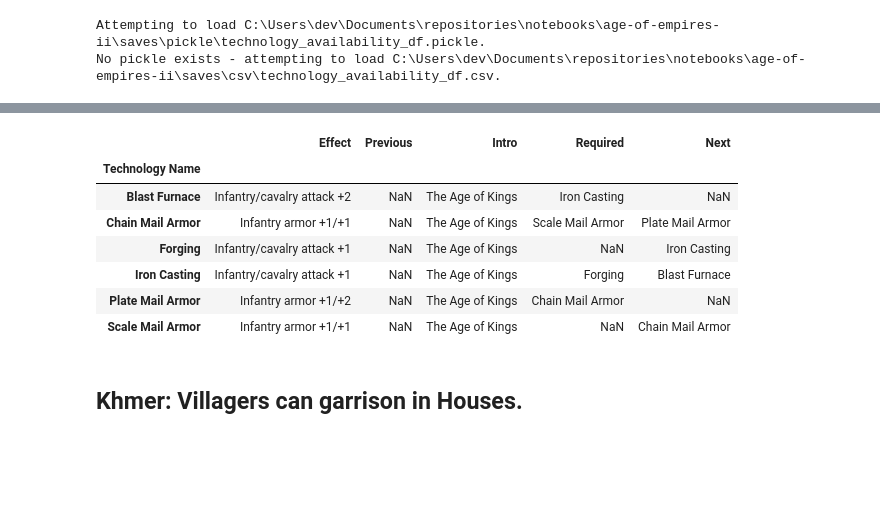
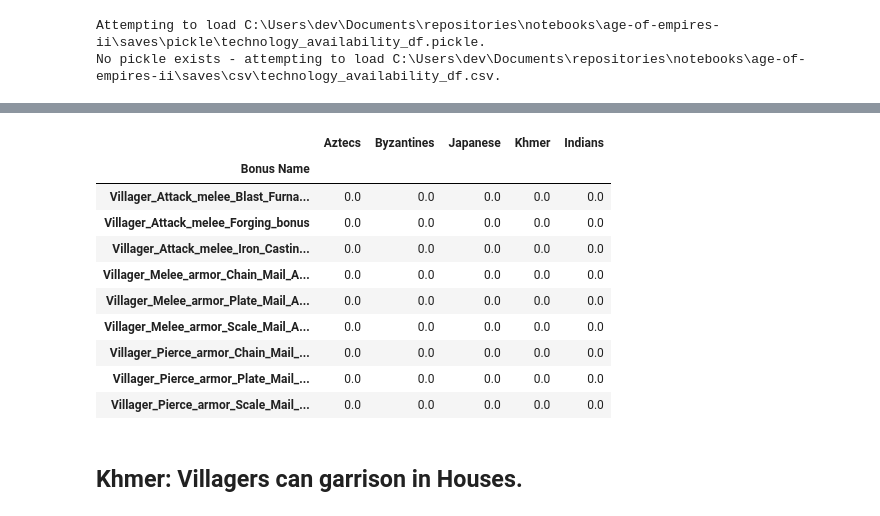
Before and after one commit to dbabbitt/notebooks, a Jupyter notebook: age-of-empires-ii/ipynb/Create AoE2 Civ Bonuses Dataset, Part 3.ipynb, the cells around one changed output, grey strips where cells are left out. Drawn from its saved outputs; the diff is of its cells as text; code cells hidden in the pictures; blank space fills up the shorter version.

```diff
--- a/age-of-empires-ii/ipynb/Create AoE2 Civ Bonuses Dataset, Part 3.ipynb
+++ b/age-of-empires-ii/ipynb/Create AoE2 Civ Bonuses Dataset, Part 3.ipynb
@@ -1200,0 +1168,19 @@ No pickle exists - attempting to load C:\Users\dev\Documents\repositories\notebo
+# %%
+
+# Incas: Villagers benefit from Blacksmith infantry upgrades.
+attack_regex = re.compile(r'Infantry(/cavalry)? (attack|armor) \+(\d+)(/\+(\d+))?')
+Attack_melee_dict = {}
+Melee_armor_dict = {}
+Pierce_armor_dict = {}
+for tech_name, row_series in technology_availability_df[match_series].iterrows():
+    effect_str = row_series['Effect']
+    match_obj = attack_regex.fullmatch(effect_str)
+    if match_obj:
+        res_name = match_obj.group(2)
+        melee_bonus = int(match_obj.group(3))
+        if res_name == 'attack':
+            Attack_melee_dict[tech_name] = melee_bonus
+        elif res_name == 'armor':
+            Melee_armor_dict[tech_name] = melee_bonus
+            pierce_bonus = int(match_obj.group(5))
+            Pierce_armor_dict[tech_name] = pierce_bonus
@@ -1201,2 +1205,7 @@ No pickle exists - attempting to load C:\Users\dev\Documents\repositories\notebo
+# %%
+
+# Incas: Villagers benefit from Blacksmith infantry upgrades.
+dict_dict = {'Attack_melee': Attack_melee_dict, 'Melee_armor': Melee_armor_dict,
+             'Pierce_armor': Pierce_armor_dict}
 # %%
 
@@ -1226,17 +1234,29 @@ unit_availability_df[match_series][attack_list].T
-# %%
-
-# Incas: Villagers benefit from Blacksmith infantry upgrades.
-match_series = (unit_availability_df['Incas'] == 1)
-match_series = match_series & (unit_availability_df['Researched_in_Blacksmith'] == 1)
-match_series = match_series & (unit_availability_df['Technology_Type'] == 'Infantry')
-columns_list = ['Effect', 'Previous', 'Intro', 'Required', 'Next']
-unit_availability_df[match_series][columns_list]
-# %% [output]
-|  | Effect | Previous | Intro | Required | Next |
-| Technology Name |  |  |  |  |  |
-| Blast Furnace | Infantry/cavalry attack +2 | NaN | The Age of Kings | Iron Casting | NaN |
-| Chain Mail Armor | Infantry armor +1/+1 | NaN | The Age of Kings | Scale Mail Armor | Plate Mail Armor |
-| Forging | Infantry/cavalry attack +1 | NaN | The Age of Kings | NaN | Iron Casting |
-| Iron Casting | Infantry/cavalry attack +1 | NaN | The Age of Kings | Forging | Blast Furnace |
-| Plate Mail Armor | Infantry armor +1/+2 | NaN | The Age of Kings | Chain Mail Armor | NaN |
-| Scale Mail Armor | Infantry armor +1/+1 | NaN | The Age of Kings | NaN | Chain Mail Armor |
+# %%
+
+# Incas: Villagers benefit from Blacksmith infantry upgrades.
+civilization_bonuses_df = civilization_bonuses_df.T
+column_name_list = []
+unit_name = 'Villager'
+name_str = '{}_{}_{}_bonus'
+for res_name, res_dict in dict_dict.items():
+    for tech_name, tech_value in res_dict.items():
+        column_name = re.sub(' +', '_', name_str.format(unit_name, res_name, tech_name))
+        column_name_list.append(column_name)
+        civilization_bonuses_df[column_name] = 0
+# %%
+
+# Incas: Villagers benefit from Blacksmith infantry upgrades.
+civilization_bonuses_df = civilization_bonuses_df.T
+civilization_bonuses_df.T[column_name_list].sample(5).T
+# %% [output]
+|  | Aztecs | Byzantines | Japanese | Khmer | Indians |
+| Bonus Name |  |  |  |  |  |
+| Villager_Attack_melee_Blast_Furna... | 0.0 | 0.0 | 0.0 | 0.0 | 0.0 |
+| Villager_Attack_melee_Forging_bonus | 0.0 | 0.0 | 0.0 | 0.0 | 0.0 |
+| Villager_Attack_melee_Iron_Castin... | 0.0 | 0.0 | 0.0 | 0.0 | 0.0 |
+| Villager_Melee_armor_Chain_Mail_A... | 0.0 | 0.0 | 0.0 | 0.0 | 0.0 |
+| Villager_Melee_armor_Plate_Mail_A... | 0.0 | 0.0 | 0.0 | 0.0 | 0.0 |
+| Villager_Melee_armor_Scale_Mail_A... | 0.0 | 0.0 | 0.0 | 0.0 | 0.0 |
+| Villager_Pierce_armor_Chain_Mail_... | 0.0 | 0.0 | 0.0 | 0.0 | 0.0 |
+| Villager_Pierce_armor_Plate_Mail_... | 0.0 | 0.0 | 0.0 | 0.0 | 0.0 |
+| Villager_Pierce_armor_Scale_Mail_... | 0.0 | 0.0 | 0.0 | 0.0 | 0.0 |
```
Also changed, not shown: parts of 22 cells of this notebook, 9 other files.
